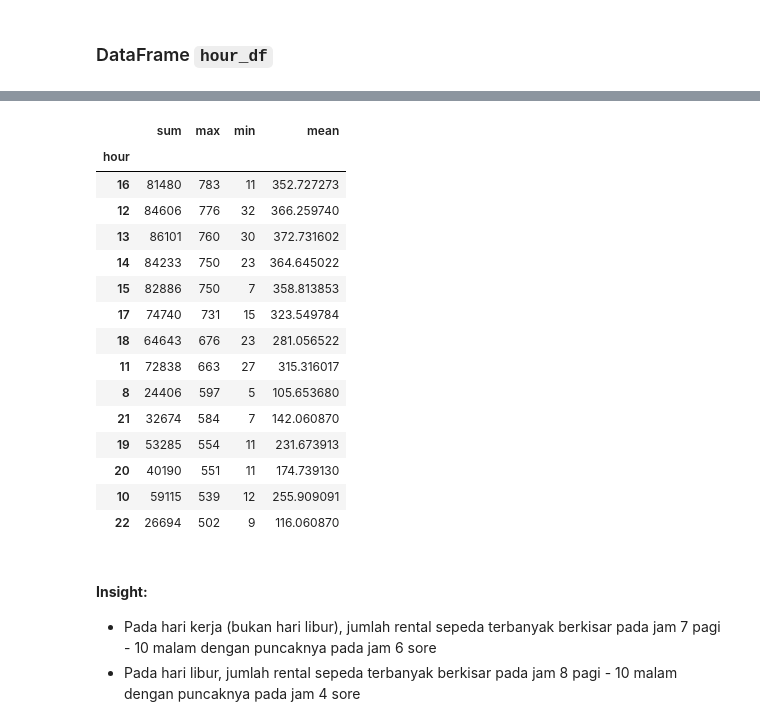
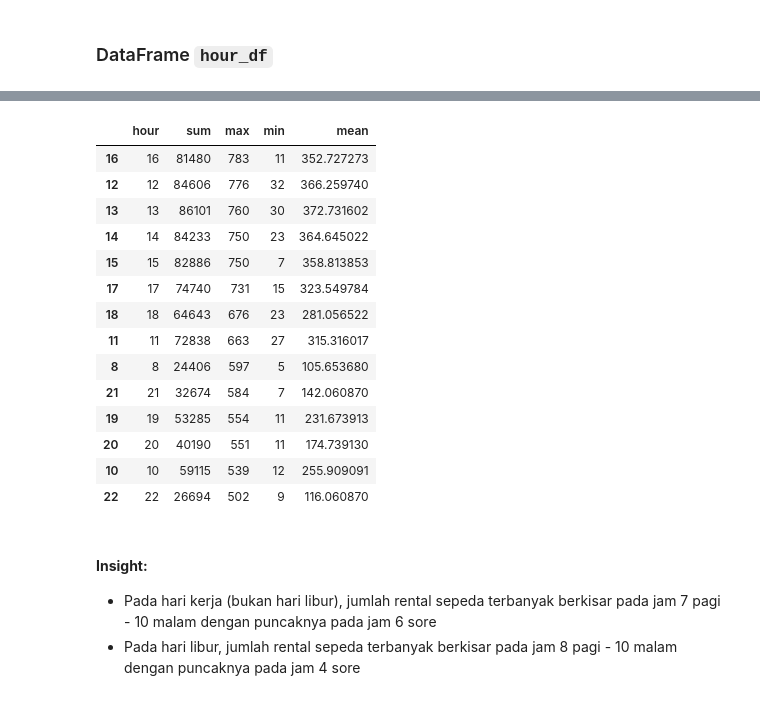
Before and after one commit to noxzym/bike-sharing-dicoding-data-analyst, a Jupyter notebook: notebook.ipynb, the cells around one changed output, grey strips where cells are left out. Saved outputs shown, nothing was run; the diff lists cells and outputs as text; code cells hidden in the pictures.

```diff
--- a/notebook.ipynb
+++ b/notebook.ipynb
@@ -274,13 +306,0 @@ Kolom pada dataframe day sudah memiliki tipe data yang sesuai, nama kolom yang s
-# %%
-# merubah tipe data kolom ke datetime
-hour_df["dteday"] = pd.to_datetime(hour_df["dteday"])
-
-# merubah tipe data kolom ke category
-hour_df["season"] = hour_df["season"].astype("category")
-hour_df["yr"] = hour_df["yr"].astype("category")
-hour_df["mnth"] = hour_df["mnth"].astype("category")
-hour_df["holiday"] = hour_df["holiday"].astype("category")
-hour_df["workingday"] = hour_df["workingday"].astype("category")
-hour_df["weathersit"] = hour_df["weathersit"].astype("category")
-
-hour_df.info()
@@ -305,15 +306,0 @@ memory usage: 1.6 MB
-# %%
-# mengganti nama kolom
-hour_df.rename(
-    columns={
-        "dteday": "date",
-        "yr": "year",
-        "mnth": "month",
-        "hr": "hour",
-        "weathersit": "weather",
-        "cnt": "total",
-    },
-    inplace=True,
-)
-
-hour_df.head()
@@ -327,8 +306,0 @@ hour_df.head()
-# %%
-# mengganti nilai pada kolom
-hour_df["season"] = hour_df["season"].map(season)
-hour_df["year"] = hour_df["year"].map(year)
-hour_df["month"] = hour_df["month"].map(month)
-hour_df["weather"] = hour_df["weather"].map(weather)
-
-hour_df.head()
@@ -453,6 +413,6 @@ jumlah_per_cuaca.sort_values("sum", ascending=False)
 # %% [markdown]
 ### DataFrame `hour_df`
 # %%
-filter_workingday = hour_df[hour_df["workingday"] == 1 & (hour_df["holiday"] == 0)]
-filter_holiday = hour_df[(hour_df["workingday"] == 0) | (hour_df["holiday"] == 1)]
+filter_workingday = hour_df[hour_df["workingday"] == 1]
+filter_holiday = hour_df[hour_df["workingday"] == 0]
 # %%
@@ -478,24 +433,23 @@ jumlah_per_jam_workingday[jumlah_per_jam_workingday["max"] >= 500].sort_values("
 # %%
-jumlah_per_jam_holiday = filter_holiday.groupby(["hour"], observed=False).agg({"total": ["sum", "max", "min", "mean"]})
-jumlah_per_jam_holiday.columns = jumlah_per_jam_holiday.columns.droplevel()
+jumlah_per_jam_holiday = filter_holiday.groupby(["hour"], observed=False).agg({"total": ["sum", "max", "min", "mean"]}).reset_index()
+jumlah_per_jam_holiday.columns = ["hour", "sum", "max", "min", "mean"]
 jumlah_per_jam_holiday[jumlah_per_jam_holiday["max"] >= 500].sort_values("max", ascending=False)
 # %% [output]
-|  | sum | max | min | mean |
-| hour |  |  |  |  |
-| 16 | 81480 | 783 | 11 | 352.727273 |
-| 12 | 84606 | 776 | 32 | 366.259740 |
-| 13 | 86101 | 760 | 30 | 372.731602 |
-| 14 | 84233 | 750 | 23 | 364.645022 |
-| 15 | 82886 | 750 | 7 | 358.813853 |
-| 17 | 74740 | 731 | 15 | 323.549784 |
-| 18 | 64643 | 676 | 23 | 281.056522 |
-| 11 | 72838 | 663 | 27 | 315.316017 |
-| 8 | 24406 | 597 | 5 | 105.653680 |
-| 21 | 32674 | 584 | 7 | 142.060870 |
-| 19 | 53285 | 554 | 11 | 231.673913 |
-| 20 | 40190 | 551 | 11 | 174.739130 |
-| 10 | 59115 | 539 | 12 | 255.909091 |
-| 22 | 26694 | 502 | 9 | 116.060870 |
+|  | hour | sum | max | min | mean |
+| 16 | 16 | 81480 | 783 | 11 | 352.727273 |
+| 12 | 12 | 84606 | 776 | 32 | 366.259740 |
+| 13 | 13 | 86101 | 760 | 30 | 372.731602 |
+| 14 | 14 | 84233 | 750 | 23 | 364.645022 |
+| 15 | 15 | 82886 | 750 | 7 | 358.813853 |
+| 17 | 17 | 74740 | 731 | 15 | 323.549784 |
+| 18 | 18 | 64643 | 676 | 23 | 281.056522 |
+| 11 | 11 | 72838 | 663 | 27 | 315.316017 |
+| 8 | 8 | 24406 | 597 | 5 | 105.653680 |
+| 21 | 21 | 32674 | 584 | 7 | 142.060870 |
+| 19 | 19 | 53285 | 554 | 11 | 231.673913 |
+| 20 | 20 | 40190 | 551 | 11 | 174.739130 |
+| 10 | 10 | 59115 | 539 | 12 | 255.909091 |
+| 22 | 22 | 26694 | 502 | 9 | 116.060870 |
 # %% [markdown]
 #### **Insight:**
 - Pada hari kerja (bukan hari libur), jumlah rental sepeda terbanyak berkisar pada jam 7 pagi - 10 malam dengan puncaknya pada jam 6 sore
```
Also changed, not shown: parts of 30 cells of this notebook.
